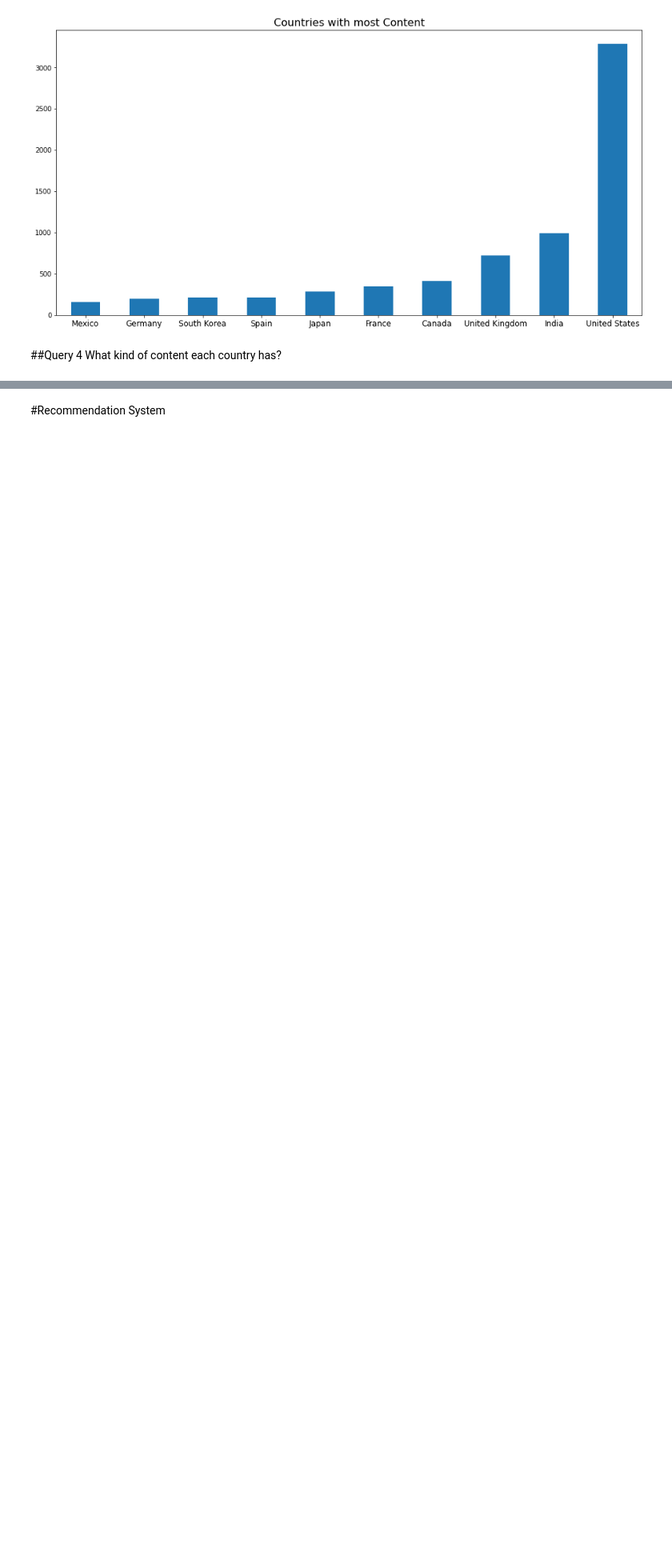
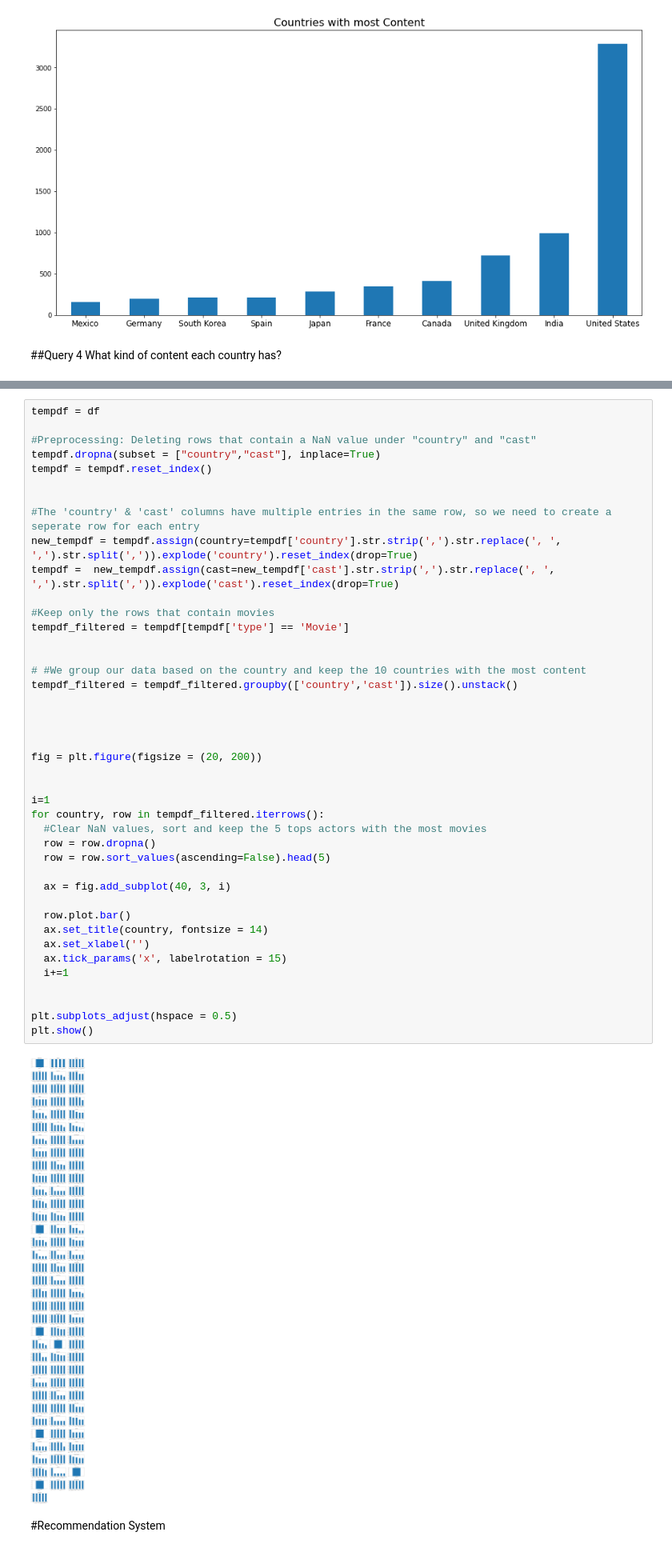
Before and after one commit to konkall/Netflix_data_mining, a Jupyter notebook: NetflixDataAnalysis.ipynb, the cells around one changed output, grey strips where cells are left out. Shown at 80% size. Drawn from its saved outputs; the diff is of its cells as text; blank space fills up the shorter version.

```diff
--- a/NetflixDataAnalysis.ipynb
+++ b/NetflixDataAnalysis.ipynb
@@ -175,2 +178,46 @@ plt.show()
+# %%
+tempdf = df
+
+#Preprocessing: Deleting rows that contain a NaN value under "country" and "cast"
+tempdf.dropna(subset = ["country","cast"], inplace=True)
+tempdf = tempdf.reset_index()
+
+
+#The 'country' & 'cast' columns have multiple entries in the same row, so we need to create a seperate row for each entry
+new_tempdf = tempdf.assign(country=tempdf['country'].str.strip(',').str.replace(', ', ',').str.split(',')).explode('country').reset_index(drop=True)
+tempdf =  new_tempdf.assign(cast=new_tempdf['cast'].str.strip(',').str.replace(', ', ',').str.split(',')).explode('cast').reset_index(drop=True)
+
+#Keep only the rows that contain movies
+tempdf_filtered = tempdf[tempdf['type'] == 'Movie']
+
+
+# #We group our data based on the country and keep the 10 countries with the most content
+tempdf_filtered = tempdf_filtered.groupby(['country','cast']).size().unstack()
+
+
+
+
+fig = plt.figure(figsize = (20, 200))
+
+
+i=1
+for country, row in tempdf_filtered.iterrows():
+  #Clear NaN values, sort and keep the 5 tops actors with the most movies
+  row = row.dropna()
+  row = row.sort_values(ascending=False).head(5)
+
+  ax = fig.add_subplot(40, 3, i)
+
+  row.plot.bar()
+  ax.set_title(country, fontsize = 14)
+  ax.set_xlabel('')
+  ax.tick_params('x', labelrotation = 15)
+  i+=1
+
+
+plt.subplots_adjust(hspace = 0.5)
+plt.show()
+# %% [output]
+[figure, added]
 # %% [markdown]
 #Recommendation System
```
Also changed, not shown: parts of 1 cell of this notebook.
